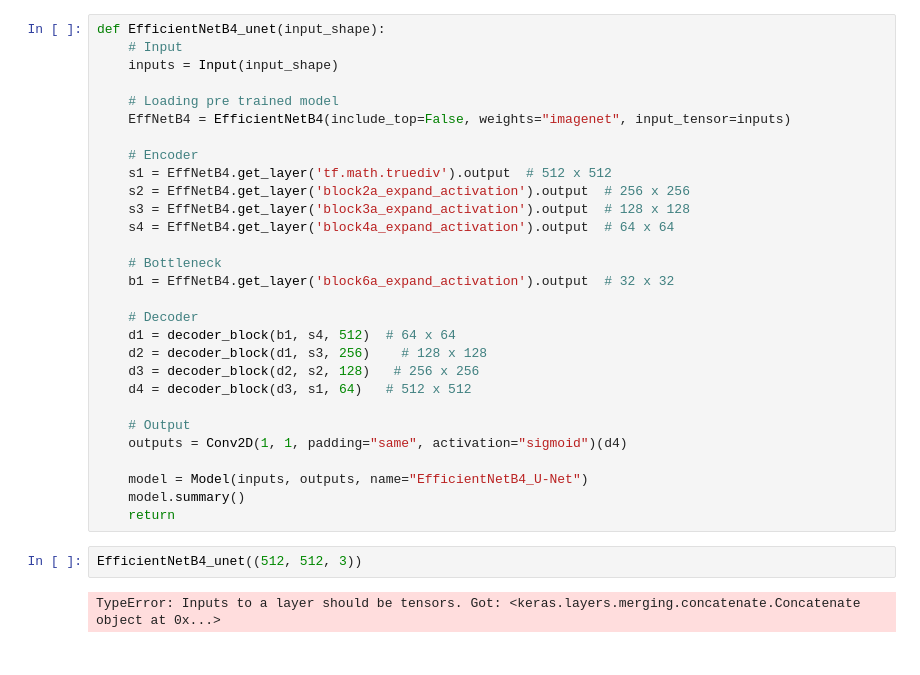
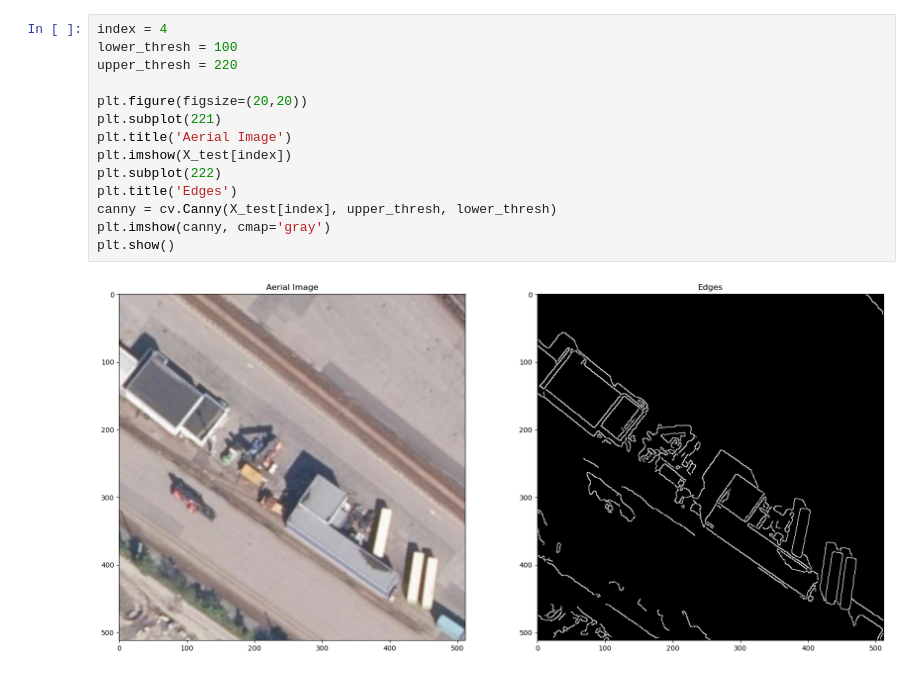
Before and after one commit to erikx50/A-Machine-Learning-approach-for-Building-Segmentation-using-laser-data, a Jupyter notebook: test.ipynb, the cells around one changed output. Drawn from its saved outputs; the diff is of its cells as text.

```diff
--- a/test.ipynb
+++ b/test.ipynb
@@ -22,33 +34,16 @@ def decoder_block(input, skip_features, num_filters):
-# %%
-def EfficientNetB4_unet(input_shape):
-    # Input
-    inputs = Input(input_shape)
-
-    # Loading pre trained model
-    EffNetB4 = EfficientNetB4(include_top=False, weights="imagenet", input_tensor=inputs)
-
-    # Encoder
-    s1 = EffNetB4.get_layer('tf.math.truediv').output  # 512 x 512
-    s2 = EffNetB4.get_layer('block2a_expand_activation').output  # 256 x 256
-    s3 = EffNetB4.get_layer('block3a_expand_activation').output  # 128 x 128
-    s4 = EffNetB4.get_layer('block4a_expand_activation').output  # 64 x 64
-
-    # Bottleneck
-    b1 = EffNetB4.get_layer('block6a_expand_activation').output  # 32 x 32
-
-    # Decoder
-    d1 = decoder_block(b1, s4, 512)  # 64 x 64
-    d2 = decoder_block(d1, s3, 256)    # 128 x 128
-    d3 = decoder_block(d2, s2, 128)   # 256 x 256
-    d4 = decoder_block(d3, s1, 64)   # 512 x 512
-
-    # Output
-    outputs = Conv2D(1, 1, padding="same", activation="sigmoid")(d4)
-
-    model = Model(inputs, outputs, name="EfficientNetB4_U-Net")
-    model.summary()
-    return
-# %%
-EfficientNetB4_unet((512, 512, 3))
-# %% [output]
-TypeError: Inputs to a layer should be tensors. Got: <keras.layers.merging.concatenate.Concatenate object at 0x...>
+# %%
+index = 4
+lower_thresh = 100
+upper_thresh = 220
+
+plt.figure(figsize=(20,20))
+plt.subplot(221)
+plt.title('Aerial Image')
+plt.imshow(X_test[index])
+plt.subplot(222)
+plt.title('Edges')
+canny = cv.Canny(X_test[index], upper_thresh, lower_thresh)
+plt.imshow(canny, cmap='gray')
+plt.show()
+# %% [output]
+[figure, added]
```
Also changed, not shown: parts of 2 cells of this notebook, 2 other files.
